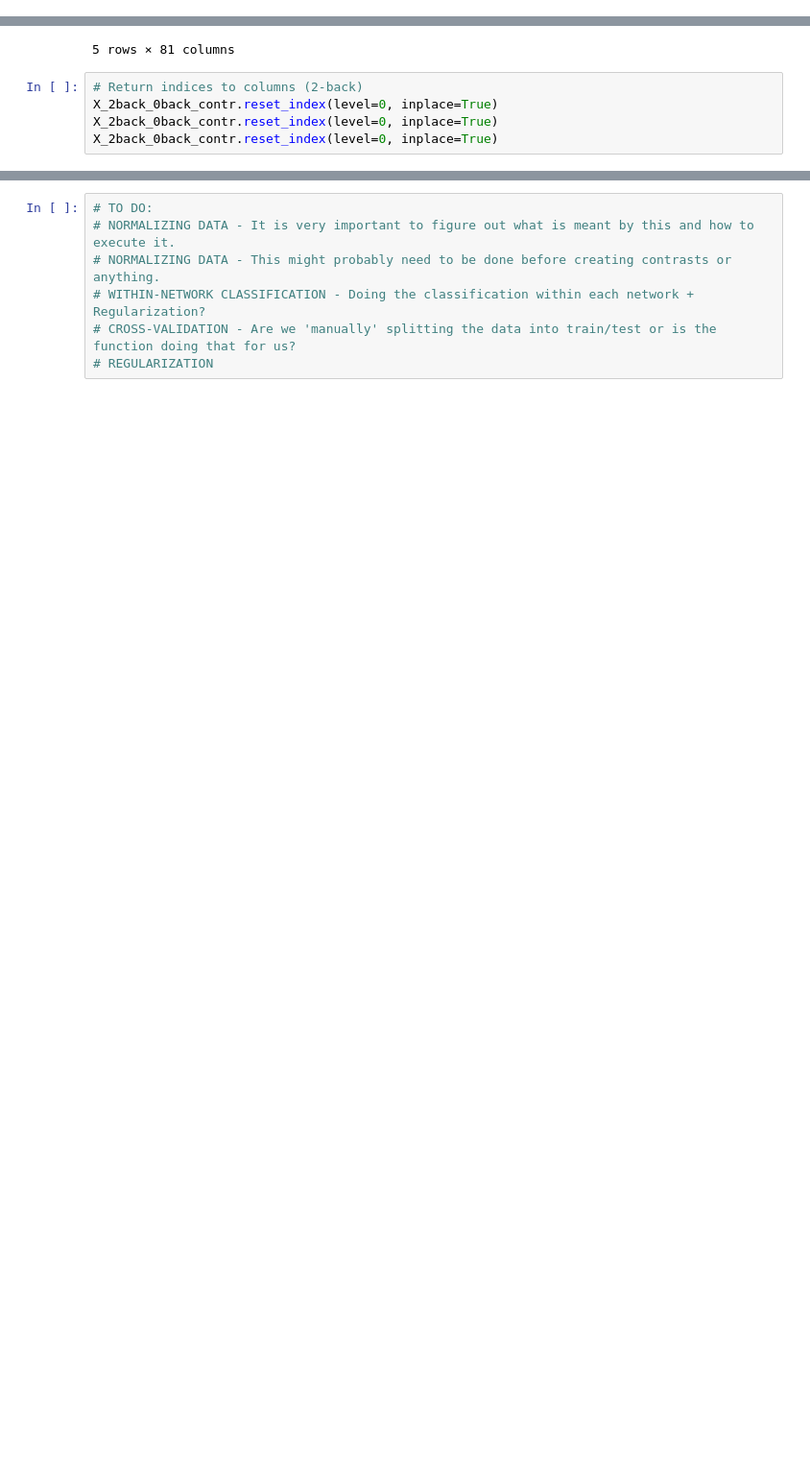
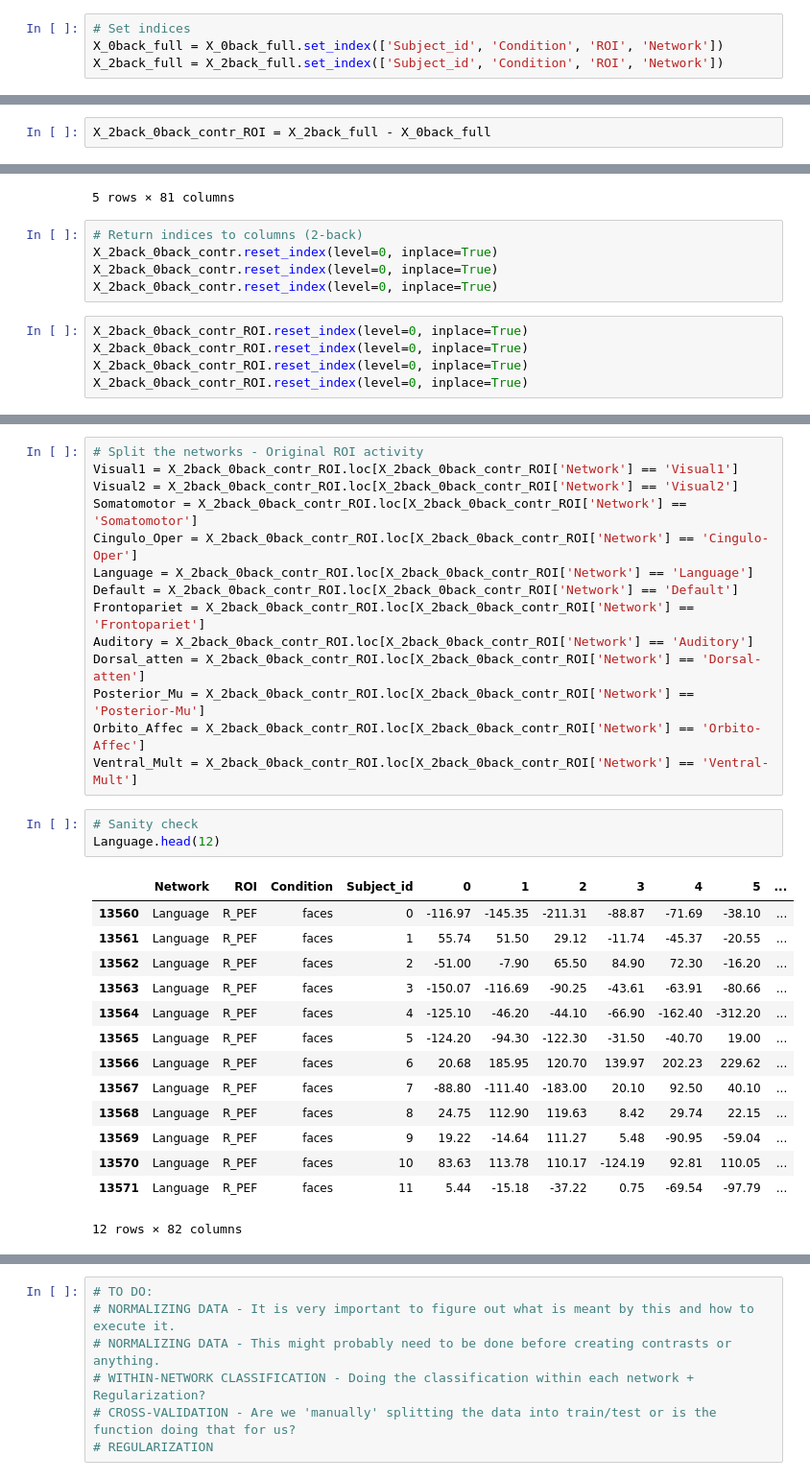
Before and after one commit to pinakm9/NMA, a Jupyter notebook: garbage/fMRI analysis - NMA.ipynb, the cells around one changed output, grey strips where cells are left out. Shown: that part at 96% size. Drawn from its saved outputs; the diff is of its cells as text; blank space fills up the shorter version.

```diff
--- a/garbage/fMRI analysis - NMA.ipynb
+++ b/garbage/fMRI analysis - NMA.ipynb
@@ -357,0 +401,4 @@ print(X_2back_full.head())
+# %%
+# Set indices
+X_0back_full = X_0back_full.set_index(['Subject_id', 'Condition', 'ROI', 'Network'])
+X_2back_full = X_2back_full.set_index(['Subject_id', 'Condition', 'ROI', 'Network'])
@@ -357,0 +411,2 @@ print(X_2back_full.head())
+# %%
+X_2back_0back_contr_ROI = X_2back_full - X_0back_full
@@ -509,3 +544,8 @@ X_2back_0back_contr.head()
 X_2back_0back_contr.reset_index(level=0, inplace=True)
 X_2back_0back_contr.reset_index(level=0, inplace=True)
 X_2back_0back_contr.reset_index(level=0, inplace=True)
+# %%
+X_2back_0back_contr_ROI.reset_index(level=0, inplace=True)
+X_2back_0back_contr_ROI.reset_index(level=0, inplace=True)
+X_2back_0back_contr_ROI.reset_index(level=0, inplace=True)
+X_2back_0back_contr_ROI.reset_index(level=0, inplace=True)
@@ -511,0 +563,32 @@ X_2back_0back_contr.reset_index(level=0, inplace=True)
+# %%
+# Split the networks - Original ROI activity
+Visual1 = X_2back_0back_contr_ROI.loc[X_2back_0back_contr_ROI['Network'] == 'Visual1']
+Visual2 = X_2back_0back_contr_ROI.loc[X_2back_0back_contr_ROI['Network'] == 'Visual2']
+Somatomotor = X_2back_0back_contr_ROI.loc[X_2back_0back_contr_ROI['Network'] == 'Somatomotor']
+Cingulo_Oper = X_2back_0back_contr_ROI.loc[X_2back_0back_contr_ROI['Network'] == 'Cingulo-Oper']
+Language = X_2back_0back_contr_ROI.loc[X_2back_0back_contr_ROI['Network'] == 'Language']
+Default = X_2back_0back_contr_ROI.loc[X_2back_0back_contr_ROI['Network'] == 'Default']
+Frontopariet = X_2back_0back_contr_ROI.loc[X_2back_0back_contr_ROI['Network'] == 'Frontopariet']
+Auditory = X_2back_0back_contr_ROI.loc[X_2back_0back_contr_ROI['Network'] == 'Auditory']
+Dorsal_atten = X_2back_0back_contr_ROI.loc[X_2back_0back_contr_ROI['Network'] == 'Dorsal-atten']
+Posterior_Mu = X_2back_0back_contr_ROI.loc[X_2back_0back_contr_ROI['Network'] == 'Posterior-Mu']
+Orbito_Affec = X_2back_0back_contr_ROI.loc[X_2back_0back_contr_ROI['Network'] == 'Orbito-Affec']
+Ventral_Mult = X_2back_0back_contr_ROI.loc[X_2back_0back_contr_ROI['Network'] == 'Ventral-Mult']
+# %%
+# Sanity check
+Language.head(12)
+# %% [output]
+|  | Network | ROI | Condition | Subject_id | 0 | 1 | 2 | 3 | 4 | 5 | ... |
+| 13560 | Language | R_PEF | faces | 0 | -116.97 | -145.35 | -211.31 | -88.87 | -71.69 | -38.10 | ... |
+| 13561 | Language | R_PEF | faces | 1 | 55.74 | 51.50 | 29.12 | -11.74 | -45.37 | -20.55 | ... |
+| 13562 | Language | R_PEF | faces | 2 | -51.00 | -7.90 | 65.50 | 84.90 | 72.30 | -16.20 | ... |
+| 13563 | Language | R_PEF | faces | 3 | -150.07 | -116.69 | -90.25 | -43.61 | -63.91 | -80.66 | ... |
+| 13564 | Language | R_PEF | faces | 4 | -125.10 | -46.20 | -44.10 | -66.90 | -162.40 | -312.20 | ... |
+| 13565 | Language | R_PEF | faces | 5 | -124.20 | -94.30 | -122.30 | -31.50 | -40.70 | 19.00 | ... |
+| 13566 | Language | R_PEF | faces | 6 | 20.68 | 185.95 | 120.70 | 139.97 | 202.23 | 229.62 | ... |
+| 13567 | Language | R_PEF | faces | 7 | -88.80 | -111.40 | -183.00 | 20.10 | 92.50 | 40.10 | ... |
+| 13568 | Language | R_PEF | faces | 8 | 24.75 | 112.90 | 119.63 | 8.42 | 29.74 | 22.15 | ... |
+| 13569 | Language | R_PEF | faces | 9 | 19.22 | -14.64 | 111.27 | 5.48 | -90.95 | -59.04 | ... |
+| 13570 | Language | R_PEF | faces | 10 | 83.63 | 113.78 | 110.17 | -124.19 | 92.81 | 110.05 | ... |
+| 13571 | Language | R_PEF | faces | 11 | 5.44 | -15.18 | -37.22 | 0.75 | -69.54 | -97.79 | ... |
+12 rows × 82 columns
```
Also changed, not shown: parts of 55 cells of this notebook.
